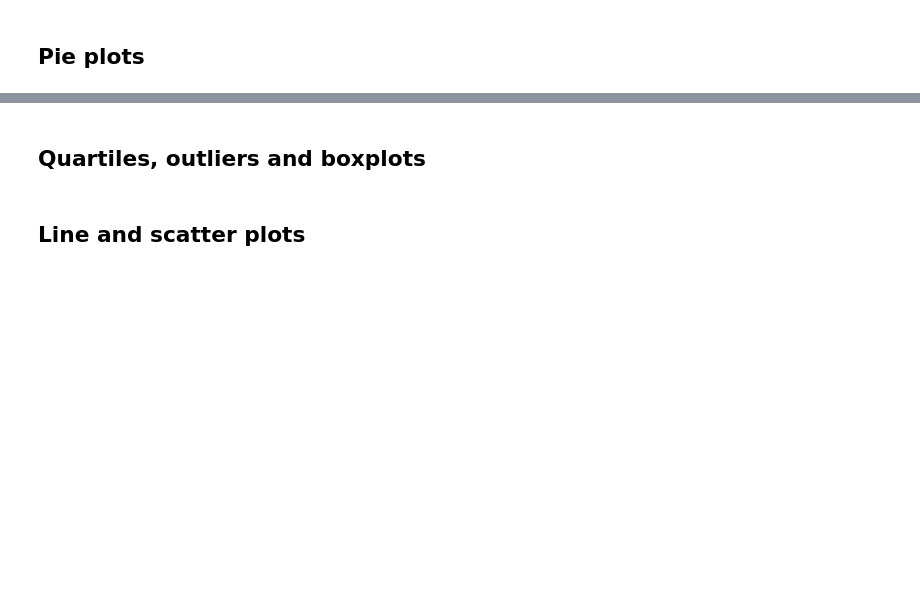
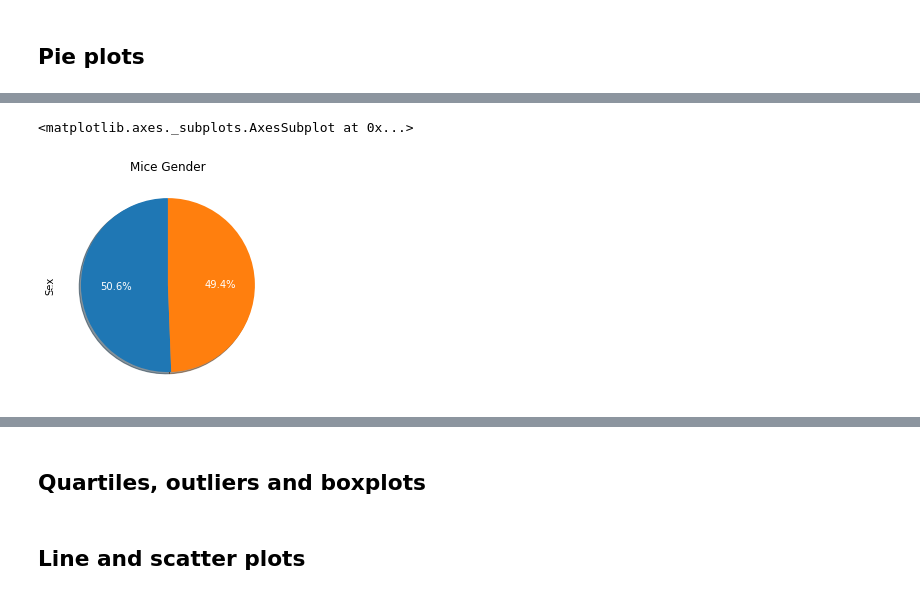
Before and after one commit to Erica2424/Matplotlib-Challenge, a Jupyter notebook: pymaceuticals_starter.ipynb, the cells around one changed output, grey strips where cells are left out. Cells and saved outputs as stored; diff of their text form; code cells hidden in the pictures; blank space fills up the shorter version.

```diff
--- a/pymaceuticals_starter.ipynb
+++ b/pymaceuticals_starter.ipynb
@@ -150,2 +160,7 @@ tumor_count.plot(kind="bar")
+# %%
+mice_gender.plot(kind= "pie", autopct='%1.1f%%',shadow=True, textprops={'color':"w"},title= "Mice Gender",startangle=90)
+# %% [output]
+<matplotlib.axes._subplots.AxesSubplot at 0x...>
+[figure, added]
 # %%
 # Generate a pie plot showing the distribution of female versus male mice using pyplot
```
Also changed, not shown: parts of 4 cells of this notebook.
